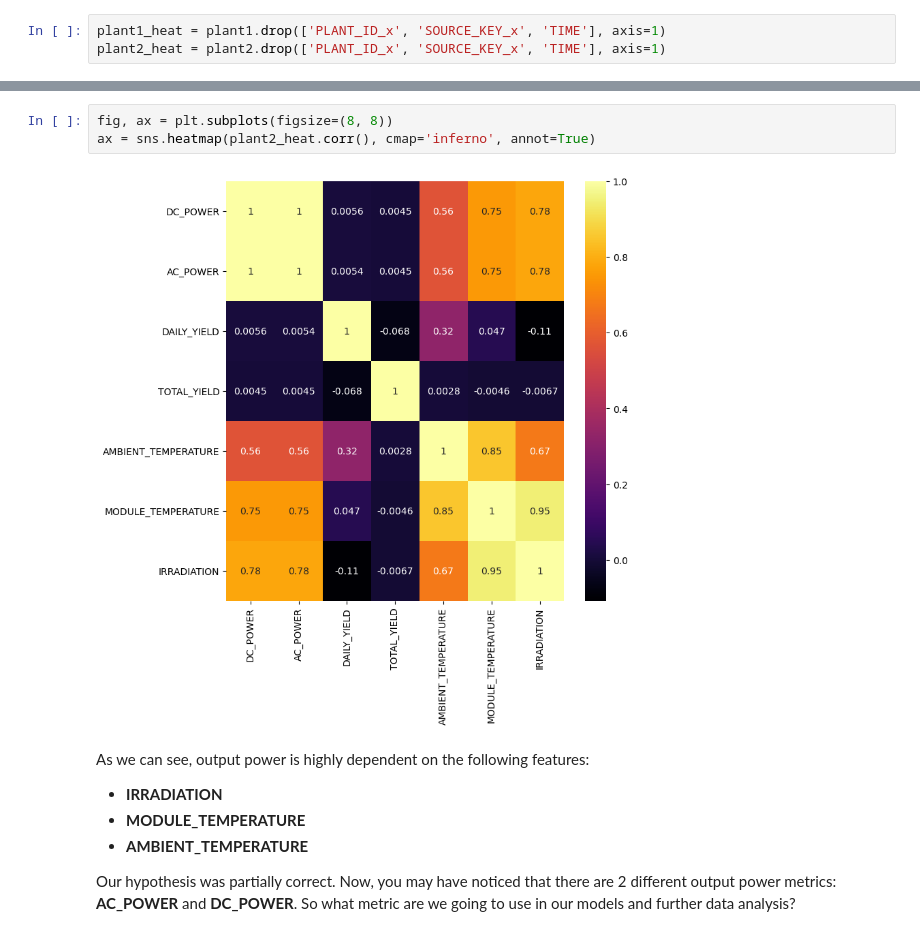
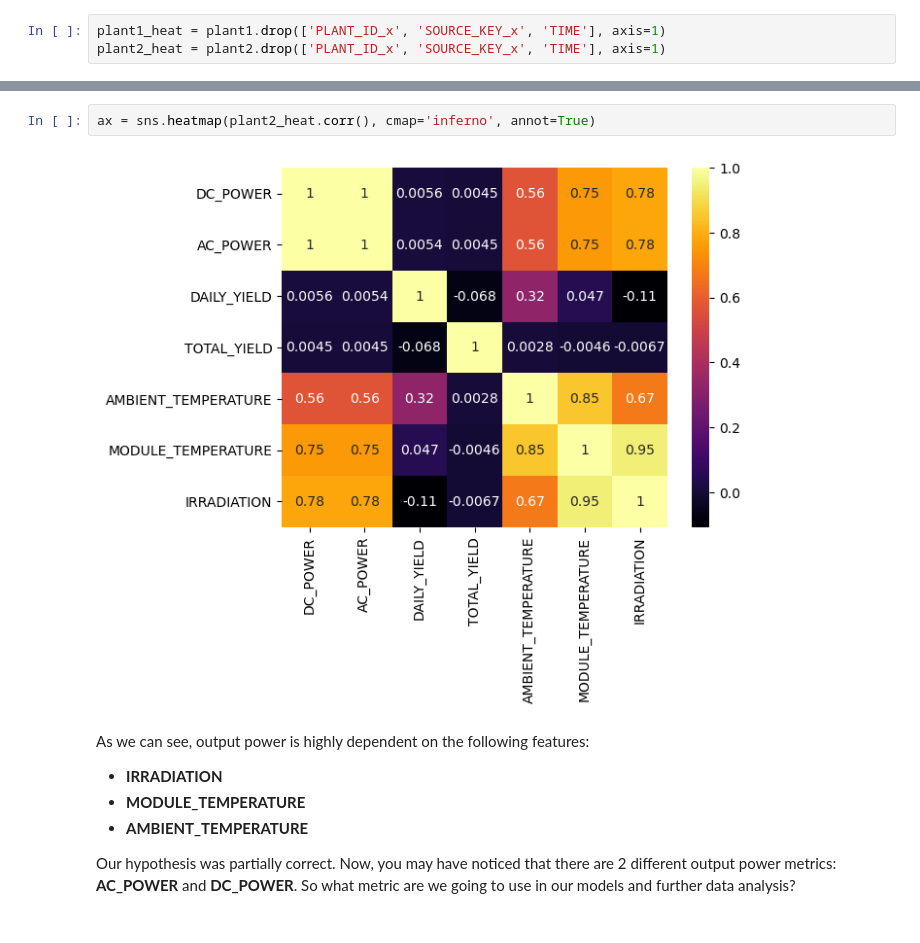
Before and after one commit to AMAlonso64/kaggle, a Jupyter notebook: solar-power-generation-using-machine-learning.ipynb, the cells around one changed output, grey strips where cells are left out. Cells and saved outputs as stored; diff of their text form.

```diff
--- a/final.ipynb
+++ b/solar-power-generation-using-machine-learning.ipynb
@@ -213,8 +214,7 @@ ax = sns.heatmap(plant1_heat.corr(), cmap='inferno', annot=True)
 # %%
-fig, ax = plt.subplots(figsize=(8, 8))
 ax = sns.heatmap(plant2_heat.corr(), cmap='inferno', annot=True)
 # %% [output]
-[figure, old version]
+[figure, new version]
 # %% [markdown]
 As we can see, output power is highly dependent on the following features:
 - **IRRADIATION**
```
Also changed, not shown: parts of 31 cells of this notebook, 1 other file.
